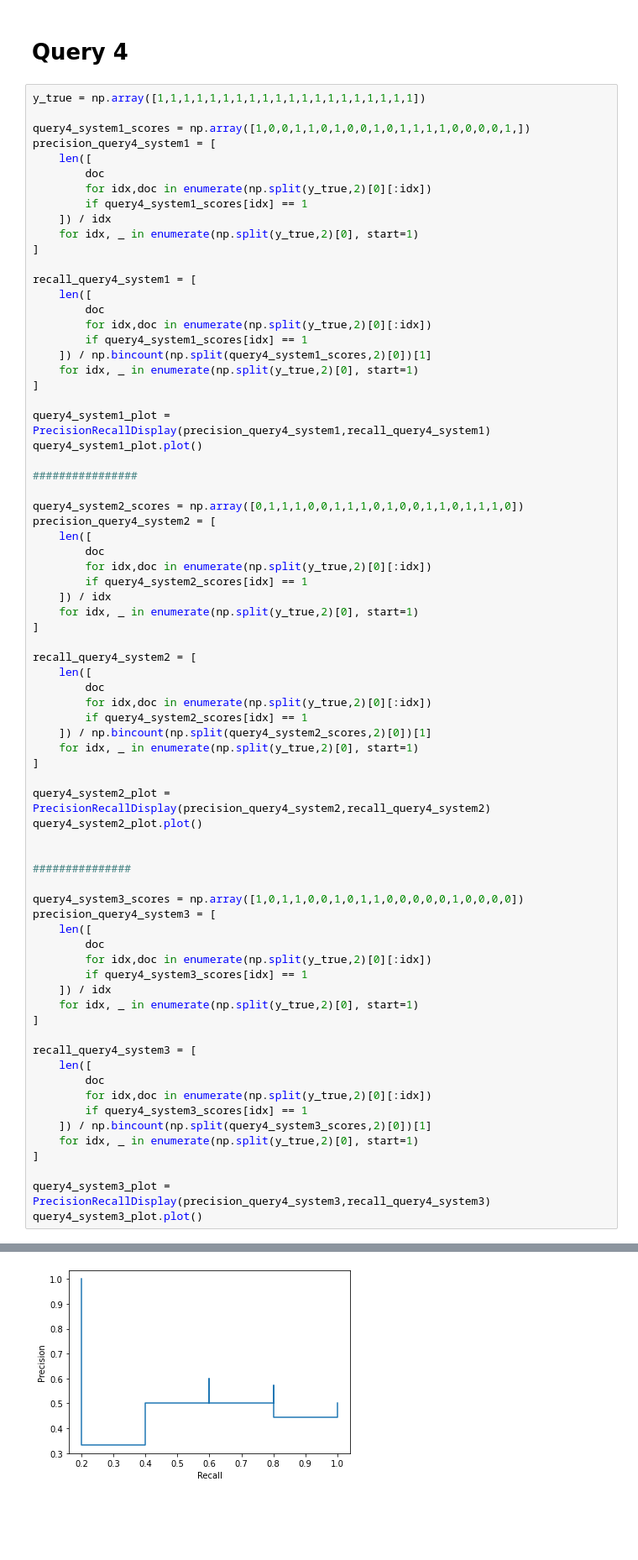
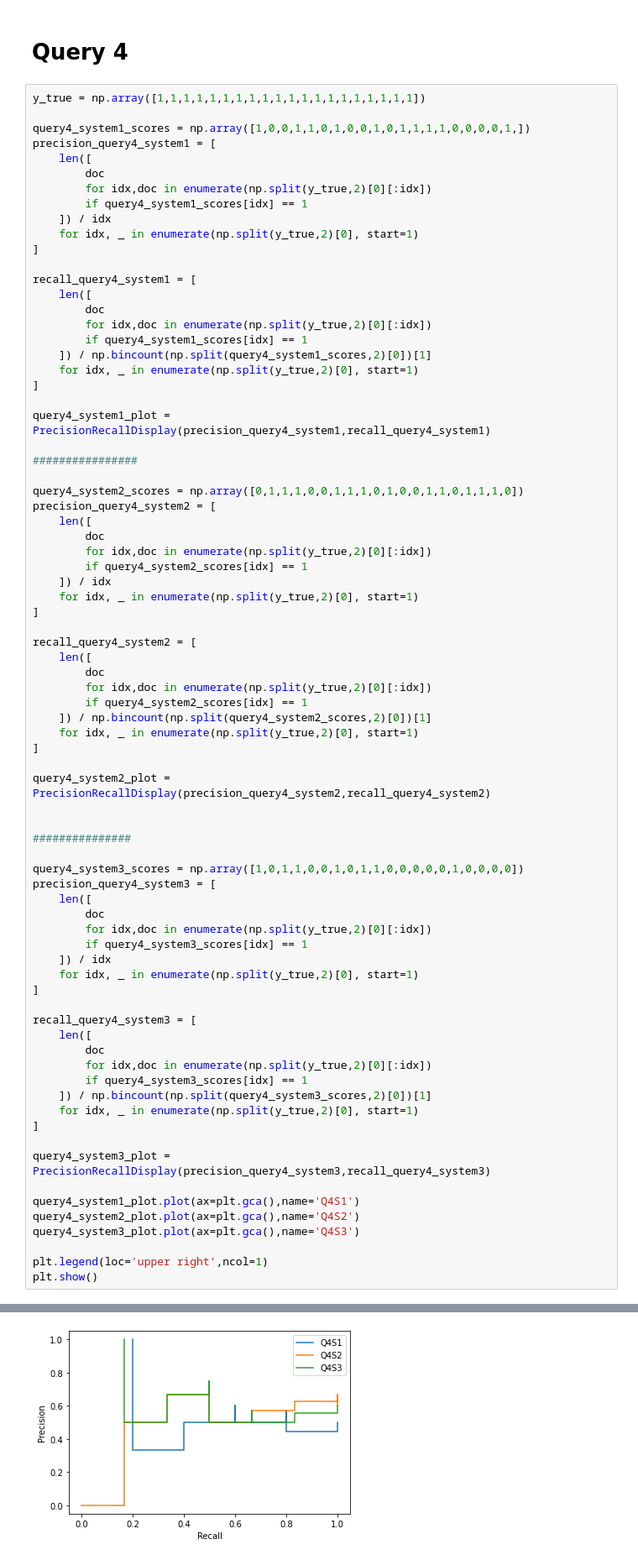
Before and after one commit to davide-castro20/FEUP-PRI, a Jupyter notebook: precision_graphs.ipynb, the cells around one changed output, grey strips where cells are left out. Shown: that part at 84% size. Drawn from its saved outputs; the diff is of its cells as text; blank space fills up the shorter version.

```diff
--- a/precision_graphs.ipynb
+++ b/precision_graphs.ipynb
@@ -267,7 +272,6 @@ recall_query4_system1 = [
 ]
 
 query4_system1_plot = PrecisionRecallDisplay(precision_query4_system1,recall_query4_system1)
-query4_system1_plot.plot()
 
 ################
 
@@ -291,7 +295,6 @@ recall_query4_system2 = [
 ]
 
 query4_system2_plot = PrecisionRecallDisplay(precision_query4_system2,recall_query4_system2)
-query4_system2_plot.plot()
 
 
 ###############
@@ -316,5 +319,11 @@ recall_query4_system3 = [
 ]
 
 query4_system3_plot = PrecisionRecallDisplay(precision_query4_system3,recall_query4_system3)
-query4_system3_plot.plot()
+
+query4_system1_plot.plot(ax=plt.gca(),name='Q4S1')
+query4_system2_plot.plot(ax=plt.gca(),name='Q4S2')
+query4_system3_plot.plot(ax=plt.gca(),name='Q4S3')
+
+plt.legend(loc='upper right',ncol=1)
+plt.show()
 # %% [output]
@@ -322 +330 @@ query4_system3_plot.plot()
-[figure, old version]
+[figure, new version]
```
Also changed, not shown: parts of 4 cells of this notebook.
